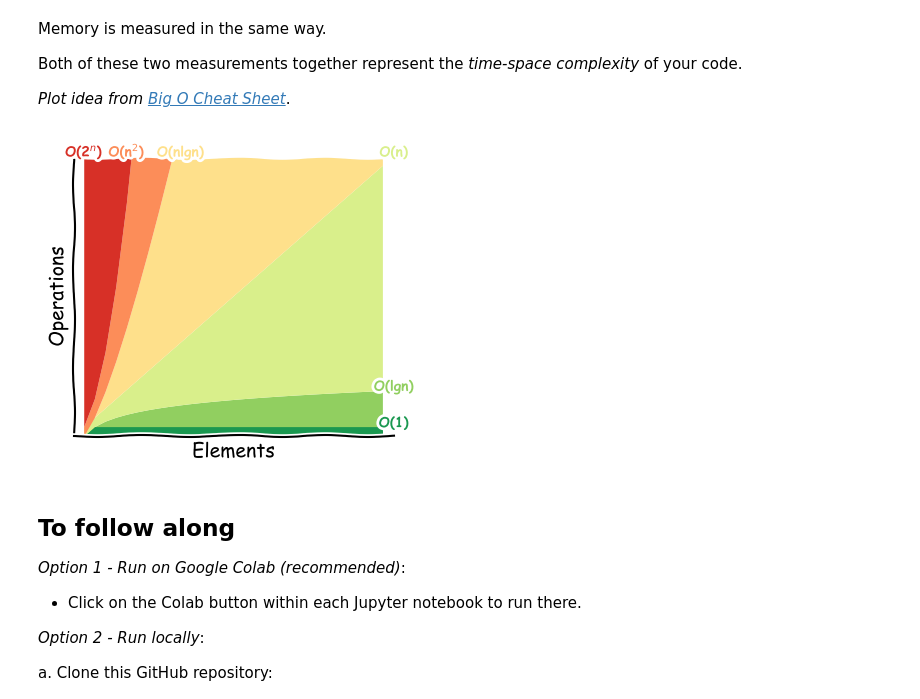
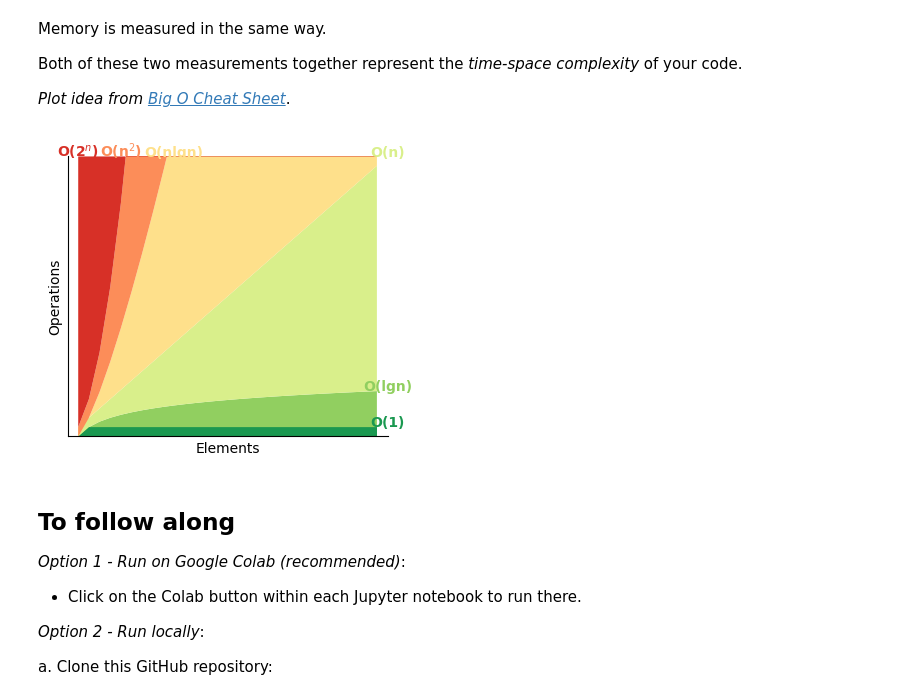
Before and after one commit to lukeconibear/swd6_hpp, a Jupyter notebook: docs/00_overview.ipynb, the cells around one changed output. Cells and saved outputs as stored; diff of their text form; code cells hidden in the pictures.

```diff
--- a/docs/00_overview.ipynb
+++ b/docs/00_overview.ipynb
@@ -97,33 +95,32 @@ Both of these two measurements together represent the *time-space complexity* of
 # %%
 max_value = 30
 elements = np.arange(1, max_value)
 
-with plt.xkcd():
-    fig = plt.figure(figsize=(4, 4), dpi=100)
-    ax = fig.add_axes((0.1, 0.2, 0.8, 0.7))
-    ax.spines['right'].set_color('none')
-    ax.spines['top'].set_color('none')
-    ax.set_xticks([])
-    ax.set_yticks([])
-    ax.set_ylim([0, max_value])
-    ax.set_xlim([0, max_value])
-    ax.set_xlabel('Elements')
-    ax.set_ylabel('Operations')
+fig = plt.figure(figsize=(4, 4), dpi=100)
+ax = fig.add_axes((0.1, 0.2, 0.8, 0.7))
+ax.spines['right'].set_color('none')
+ax.spines['top'].set_color('none')
+ax.set_xticks([])
+ax.set_yticks([])
+ax.set_ylim([0, max_value])
+ax.set_xlim([0, max_value])
+ax.set_xlabel('Elements')
+ax.set_ylabel('Operations')
 
-    complexities = ['O(1)', 'O(lgn)', 'O(n)', 'O(nlgn)', 'O(n$^2$)', 'O(2$^n$)']
-    colours = list(reversed(['#d73027', '#fc8d59', '#fee08b', '#d9ef8b', '#91cf60', '#1a9850']))
-    x_values = [max_value, max_value, max_value, max_value / 3, max_value / 6, max_value / max_value]
-    y_values = [max_value / max_value, np.log2(max_value), max_value, max_value, max_value, max_value]
-    y_lows = [0, 1, np.log2(elements), elements, elements * np.log2(elements), elements ** 2]
-    y_highs = [1, np.log2(elements), elements, elements * np.log2(elements), elements ** 2, max_value]
+complexities = ['O(1)', 'O(lgn)', 'O(n)', 'O(nlgn)', 'O(n$^2$)', 'O(2$^n$)']
+colours = list(reversed(['#d73027', '#fc8d59', '#fee08b', '#d9ef8b', '#91cf60', '#1a9850']))
+x_values = [max_value, max_value, max_value, max_value / 3, max_value / 6, max_value / max_value]
+y_values = [max_value / max_value, np.log2(max_value), max_value, max_value, max_value, max_value]
+y_lows = [0, 1, np.log2(elements), elements, elements * np.log2(elements), elements ** 2]
+y_highs = [1, np.log2(elements), elements, elements * np.log2(elements), elements ** 2, max_value]
 
-    for index, complexity in enumerate(complexities):
-        plt.fill_between(elements, y_lows[index], y_highs[index], facecolor=colours[index])
-        ax.annotate(complexity, xy=(x_values[index], y_values[index]), ha='center', color=colours[index], fontsize=10, weight='bold')
+for index, complexity in enumerate(complexities):
+    plt.fill_between(elements, y_lows[index], y_highs[index], facecolor=colours[index])
+    ax.annotate(complexity, xy=(x_values[index], y_values[index]), ha='center', color=colours[index], fontsize=10, weight='bold')
 
-    plt.show()
+plt.show()
 # %% [output]
-[figure, old version]
+[figure, new version]
 # %% [markdown]
 ## To follow along
 
```
Also changed, not shown: parts of 1 cell of this notebook, 1 other file.
